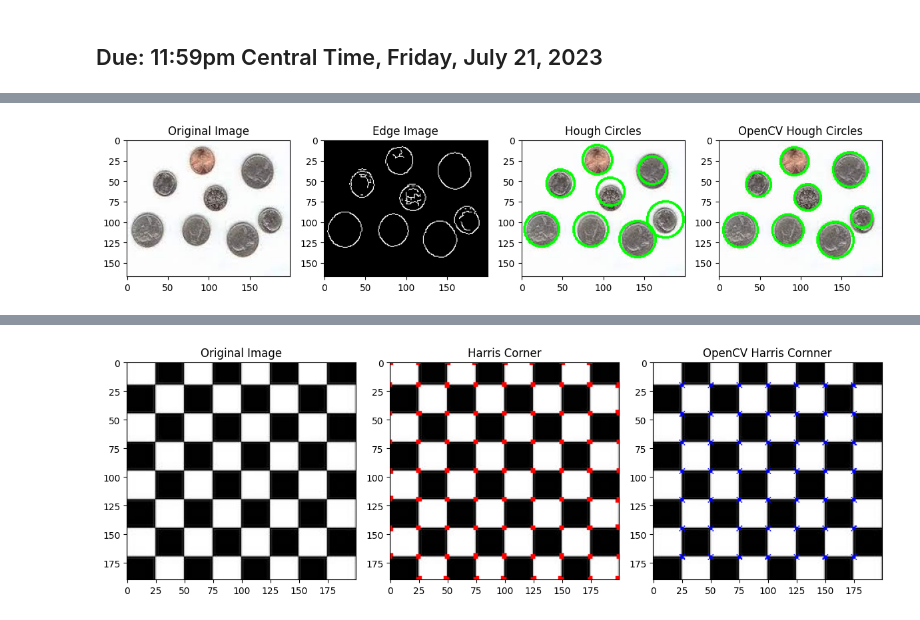
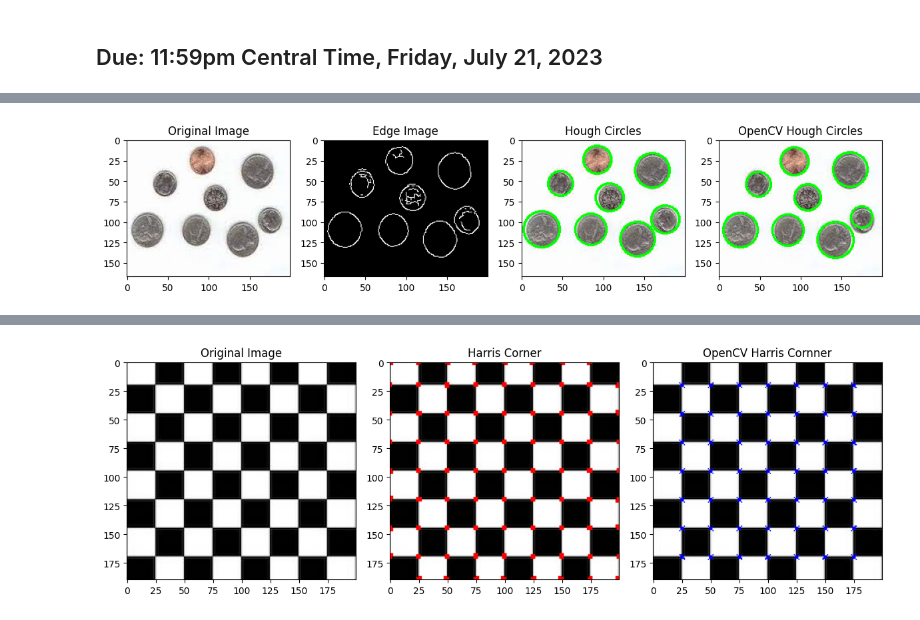
Before and after one commit to ABHI2410/ComputerVision, a Jupyter notebook: PA2.ipynb, the cells around one changed output, grey strips where cells are left out. Cells and saved outputs as stored; diff of their text form; code cells hidden in the pictures.

```diff
--- a/PA2.ipynb
+++ b/PA2.ipynb
@@ -28,15 +28,10 @@ from IPython.display import clear_output
 # %%
+# function to remove multiple circles that are close to each other
 def non_max_suppression(edges, circle_centers, circle_radii, distance_threshold):
-    # Zip the two lists together and sort based on list1
-    sorted_lists = sorted(zip(circle_radii, circle_centers),reverse=False)
-
-    # Unzip the sorted lists
-    circle_radii, circle_centers = zip(*sorted_lists)
-
     selected_circles = []
     selected_radius = []
-    for current_circle, radius in tqdm(zip(circle_centers, circle_radii), total= len(circle_radii)):
-        x1, y1= current_circle
+    for current_circle, radius in zip(circle_centers, circle_radii):
+        x1, y1 = current_circle
         r1 = radius
         suppress = False
 
@@ -46,10 +41,8 @@ def non_max_suppression(edges, circle_centers, circle_radii, distance_threshold)
             distance = np.sqrt((x1 - x2) ** 2 + (y1 - y2) ** 2)
 
             if distance < distance_threshold:
-                print(edges[x2+r2,y2],edges[x2-r2,y2],edges[x2,y2+r2],edges[x2,y2-r2])
-                if edges[x2+r2,y2] == 255 and edges[x2-r2,y2] == 255 and edges[x2,y2+r2] == 255 and edges[x2,y2-r2] ==255 :
-                    suppress = True
-                    break
+                suppress = True
+                break
 
         if not suppress:
             selected_circles.append((x1,y1))
@@ -89,6 +82,7 @@ def hough_transform_circle(edges, min_radius, max_radius, threshold):
     # Step 4: Find the circles
     circles = np.argwhere(accumulator >= threshold)
     circle_radii = circles[:, 2] + min_radius
+    circle_centers = circles[:, [1, 0]]
 
     return circle_centers, circle_radii
 # %%
@@ -98,8 +92,8 @@ image = cv2.cvtColor(originalimage, cv2.COLOR_RGB2GRAY)
 image = cv2.GaussianBlur(image, (5, 5), 3)
 edges = cv2.Canny(image, 50, 150)
 # Set the parameters for circle detection
-min_radius = 10
-max_radius = 100
+min_radius = 15
+max_radius = 50
 threshold = 150
 
 # Apply Hough Transform for circle detection
@@ -123,34 +117,34 @@ if detected_circles is not None:
 
     # Convert the circle parameters a, b and r to integers.
     detected_circles = np.uint16(np.around(detected_circles))
 
     for pt in detected_circles[0, :]:
         a, b, r = pt[0], pt[1], pt[2]
 
         # Draw the circumference of the circle.
         cv2.circle(color_image2, (a, b), r, (0, 255, 0), 2)
 
 # Display the original image with detected circles
 # Create a 1x3 subplot
 fig, axs = plt.subplots(1, 4, figsize=(12, 4))
 # Display the original image
 axs[0].imshow(originalimage, cmap='gray')
 axs[0].set_title('Original Image')
 # Display the edge image
 axs[1].imshow(edges, cmap='gray')
 axs[1].set_title('Edge Image')
 # Display the Hough Circles
 axs[2].imshow(color_image, cmap='gray')
 axs[2].set_title('Hough Circles')
 # Display the OpenCV Hough Circles
 axs[3].imshow(color_image2, cmap='gray')
 axs[3].set_title('OpenCV Hough Circles')
 # Adjust the spacing between subplots
 plt.tight_layout()
 # Display the plot
 plt.show()
 # %% [output]
-[figure, old version]
+[figure, new version]
 # %% [markdown]
 ### Task 2 (50 points)
 
```
Also changed, not shown: parts of 2 cells of this notebook.
